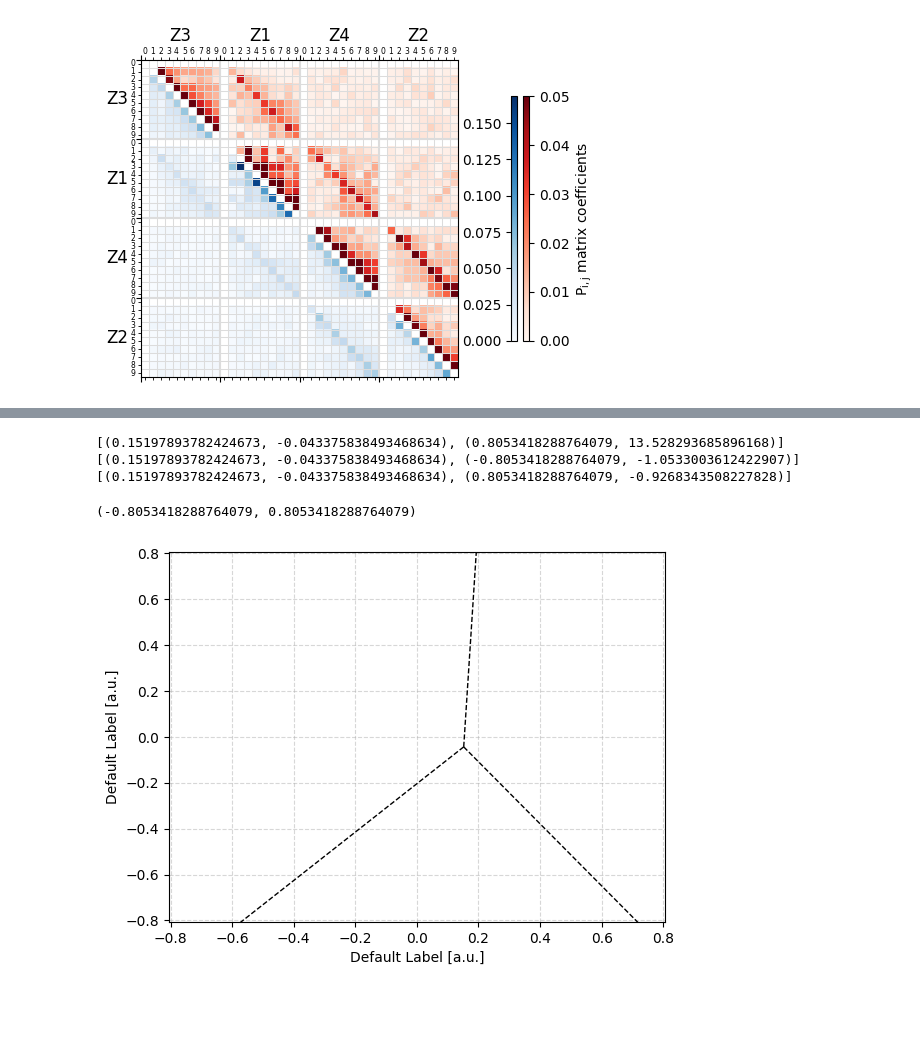
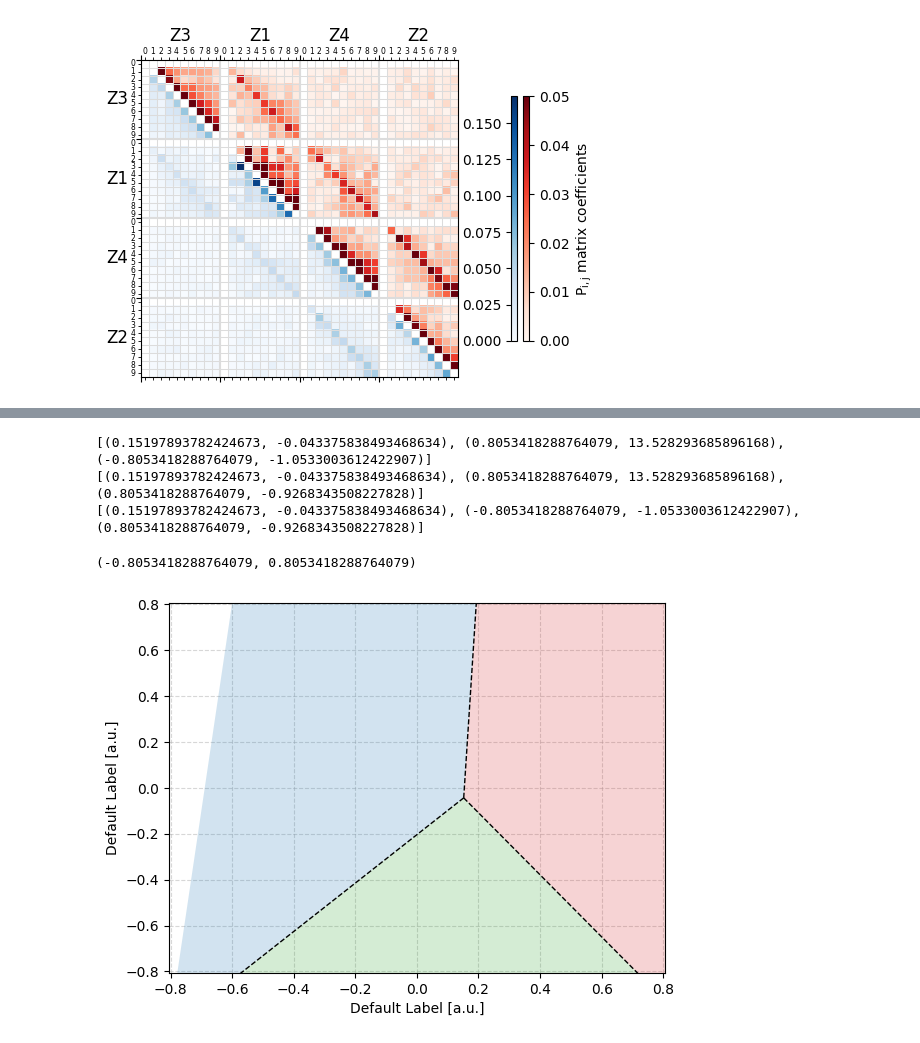
Before and after one commit to MiniSean/QECInterpreter, a Jupyter notebook: src/examples.ipynb, the cells around one changed output, grey strips where cells are left out. Saved outputs shown, nothing was run; the diff lists cells and outputs as text; code cells hidden in the pictures; blank space fills up the shorter version.

Commit message:
Updated examples notebook to include decision region plotting method

```diff
--- a/src/examples.ipynb
+++ b/src/examples.ipynb
@@ -388,38 +495,40 @@ def calculate_polygon_vertices(mean: Vec2D, boundary_points: List[Vec2D]) -> Lis
     return vertices
 
 # Example usage
 # Assuming decision_boundaries and concatenated_shots are defined
 
 _lim = np.max([np.max(np.abs(concatenated_shots.real)) * 1.1, np.max(np.abs(concatenated_shots.imag)) * 1.1])
 limit_points: Dict[StateBoundaryKey, Vec2D] = {}
 
 for bound in list(decision_boundaries.boundary_lookup.keys()):
     boundary: Vec2D = decision_boundaries.get_boundary(bound)
     if boundary is None:
         continue
 
     limit_points[bound] = calculate_intersection(decision_boundaries.mean, boundary, _lim)
 
 # Assuming ax is defined and decision_boundaries.mean is available
 # Plot polygons and boundary lines using the refactored functions
-for key, color in [(StateBoundaryKey(StateKey.STATE_0, StateKey.STATE_1), 'C0'),
-                   (StateBoundaryKey(StateKey.STATE_0, StateKey.STATE_2), 'C3'),
-                   (StateBoundaryKey(StateKey.STATE_1, StateKey.STATE_2), 'C2')]:
-    vertices = calculate_polygon_vertices(decision_boundaries.mean, [limit_points[key]])
+boundary_keys = list(decision_boundaries.boundary_lookup.keys())
+for key, color in [(StateKey.STATE_0, 'C0'),
+                   (StateKey.STATE_1, 'C3'),
+                   (StateKey.STATE_2, 'C2')]:
+    x = get_neighboring_boundary_keys(key, boundary_keys)
+    vertices = calculate_polygon_vertices(decision_boundaries.mean, [limit_points[_key] for _key in x])
     print(vertices)
     _patch = patches.Polygon(vertices, color=color, alpha=0.2, lw=0)
     ax.add_patch(_patch)
 
 for bound, point in limit_points.items():
     _x0, _y0 = decision_boundaries.mean.to_tuple()
     _x1, _y1 = point.to_tuple()
     ax.plot([_x0, _x1], [_y0, _y1], 'k--', lw=1)
 
 ax.set_xlim(-_lim, _lim)
 ax.set_ylim(-_lim, _lim)
 # %% [output]
-[(0.15197893782424673, -0.043375838493468634), (0.8053418288764079, 13.528293685896168)]
-[(0.15197893782424673, -0.043375838493468634), (-0.8053418288764079, -1.0533003612422907)]
-[(0.15197893782424673, -0.043375838493468634), (0.8053418288764079, -0.9268343508227828)]
+[(0.15197893782424673, -0.043375838493468634), (0.8053418288764079, 13.528293685896168), (-0.8053418288764079, -1.0533003612422907)]
+[(0.15197893782424673, -0.043375838493468634), (0.8053418288764079, 13.528293685896168), (0.8053418288764079, -0.9268343508227828)]
+[(0.15197893782424673, -0.043375838493468634), (-0.8053418288764079, -1.0533003612422907), (0.8053418288764079, -0.9268343508227828)]
 (-0.8053418288764079, 0.8053418288764079)
-[figure, old version]
+[figure, new version]
```
Also changed, not shown: parts of 1 cell of this notebook.
